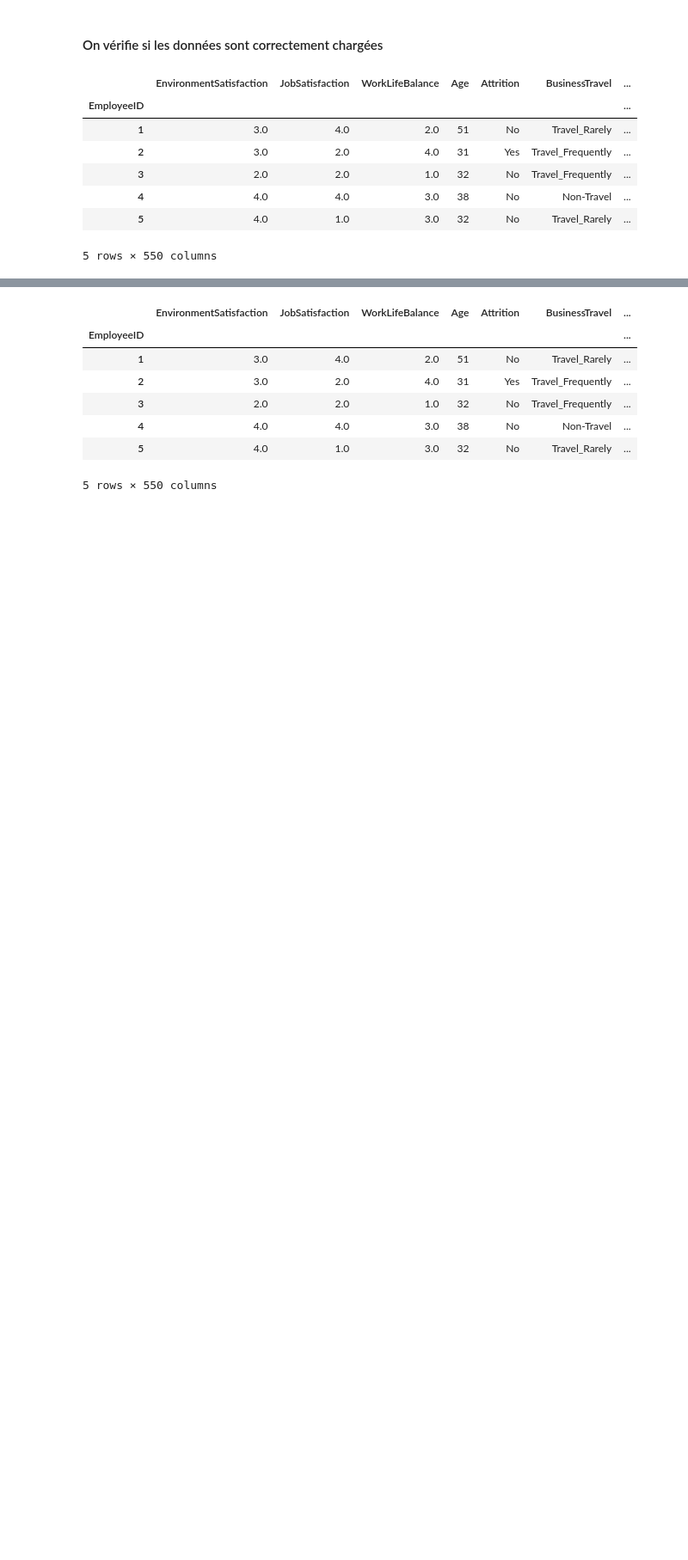
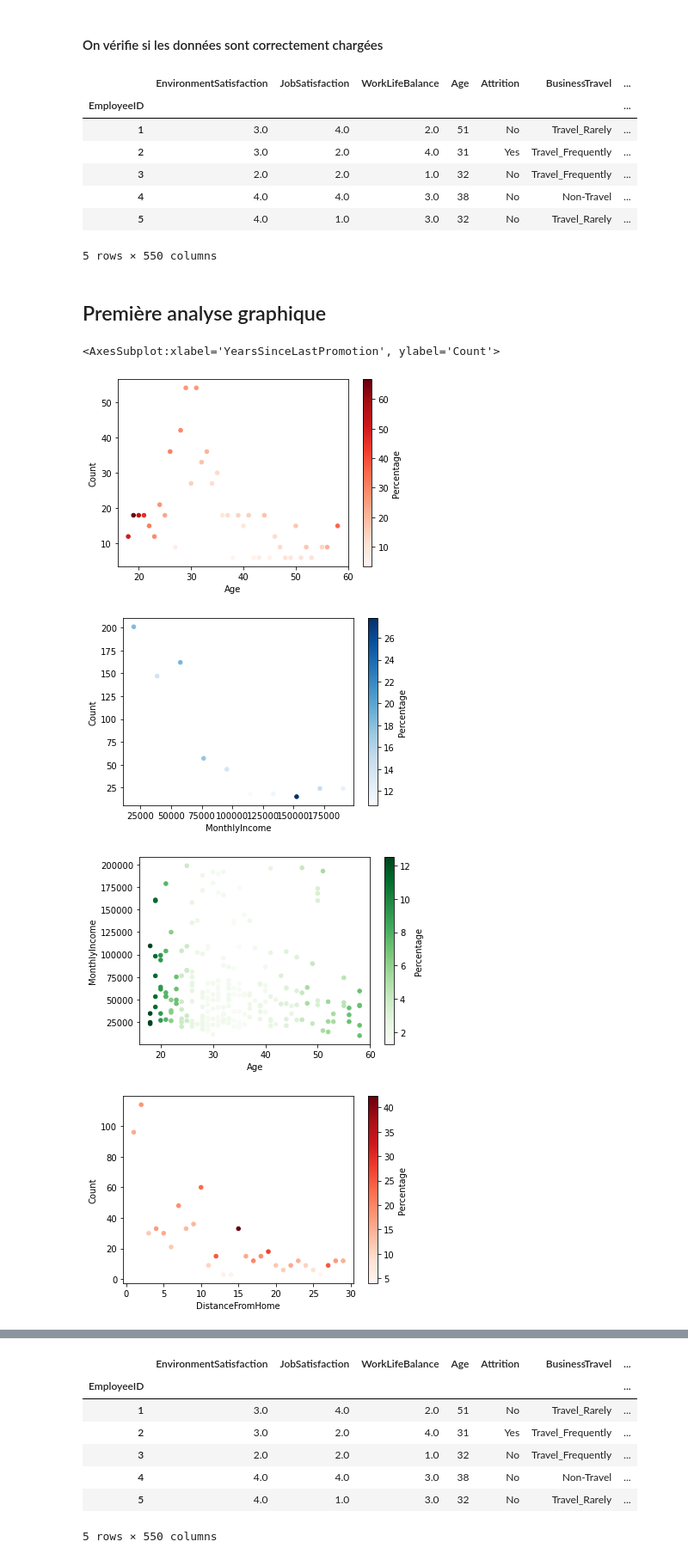
Before and after one commit to ArkaniosCesi/IA_project, a Jupyter notebook: Groupe2_IA.ipynb, the cells around one changed output, grey strips where cells are left out. Shown at 86% size. Saved outputs shown, nothing was run; the diff lists cells and outputs as text; code cells hidden in the pictures; blank space fills up the shorter version.

```diff
--- a/Groupe2_IA.ipynb
+++ b/Groupe2_IA.ipynb
@@ -91,3 +88,78 @@ general_df.head()
 | 4 | 4.0 | 4.0 | 3.0 | 38 | No | Non-Travel | ... |
 | 5 | 4.0 | 1.0 | 3.0 | 32 | No | Travel_Rarely | ... |
 5 rows × 550 columns
+# %% [markdown]
+## Première analyse graphique
+# %%
+# Récupère l'age et l'attrition qui lui est associé
+df_age = general_df[['Age', 'Attrition']]
+# On compte le nombre de Yes et de No par Ages
+df_age = df_age.groupby(['Age', 'Attrition']).size().reset_index(name='Count')
+# On fait le pourcentage d'Attrition en Yes par rapport au total
+df_age['Percentage'] = df_age.groupby('Age')['Count'].apply(lambda x: x / x.sum() * 100)
+# On ne garde que les Yes
+df_test = df_age[df_age['Attrition'] == 'Yes']
+# On affiche le nuage de points des ages et des pourcentages d'attrition avec une echelle de couleur, en x on a l'age et en y le count d'attrition
+df_test.plot.scatter(x='Age', y='Count', c='Percentage', colormap='Reds', sharex=False)
+
+# Recupère le montant de la rémunération et l'attrition qui lui est associé
+df_income = general_df[['MonthlyIncome', 'Attrition']]
+
+# Classe les salaires en 10 tranches entre le minimum et le maximum de MonthlyIncome
+df_income['MonthlyIncome'] = pd.cut(df_income['MonthlyIncome'], 10)
+# Compte le nombre de départ dans chaque tranche de salaire
+df_income = df_income.groupby(['MonthlyIncome', 'Attrition']).size().reset_index(name='Count')
+# On ne garde que les Yes
+df_income['MonthlyIncome'] = df_income['MonthlyIncome'].apply(lambda x: x.mid)
+# On fait le pourcentage d'Attrition en Yes par rapport au total
+df_income['Percentage'] = df_income.groupby('MonthlyIncome')['Count'].apply(lambda x: x / x.sum() * 100)
+# Transforme les tranches de salaire en nombres
+df_income = df_income[df_income['Attrition'] == 'Yes']
+# On affiche le nuage de points des salaires et des pourcentages d'attrition avec une echelle de couleur, en x on a le salaire et en y le count d'attrition
+df_income.plot.scatter(x="MonthlyIncome", y='Count', c='Percentage', colormap='Blues', sharex=False)
+
+# Compare l'age de ceux qui ont quitté l'entreprise et leur salaire
+df_age_income = general_df[['Age', 'MonthlyIncome', 'Attrition']]
+# On calcul le pourcentage d'attrition par rapport au total
+df_age_income = df_age_income.groupby(['Age', 'MonthlyIncome', 'Attrition']).size().reset_index(name='Count')
+df_age_income['Percentage'] = df_age_income.groupby('Age')['Count'].apply(lambda x: x / x.sum() * 100)
+# On ne garde que les Yes
+df_age_income = df_age_income[df_age_income['Attrition'] == 'Yes']
+# On affiche le nuage de points des ages et des salaires avec une echelle de couleur, en x on a l'age et en y le salaire
+df_age_income.plot.scatter(x='Age', y='MonthlyIncome', c='Percentage', colormap='Greens', sharex=False)
+
+df_distance_from_home = general_df[['DistanceFromHome', 'Attrition']]
+df_distance_from_home = df_distance_from_home.groupby(['DistanceFromHome', 'Attrition']).size().reset_index(name='Count')
+df_distance_from_home['Percentage'] = df_distance_from_home.groupby('DistanceFromHome')['Count'].apply(lambda x: x / x.sum() * 100)
+df_distance_from_home = df_distance_from_home[df_distance_from_home['Attrition'] == 'Yes']
+df_distance_from_home.plot.scatter(x='DistanceFromHome', y='Count', c='Percentage', colormap='Reds', sharex=False)
+
+df_perc_salary_hike = general_df[['PercentSalaryHike', 'Attrition']]
+df_perc_salary_hike = df_perc_salary_hike.groupby(['PercentSalaryHike', 'Attrition']).size().reset_index(name='Count')
+df_perc_salary_hike['Percentage'] = df_perc_salary_hike.groupby('PercentSalaryHike')['Count'].apply(lambda x: x / x.sum() * 100)
+df_perc_salary_hike = df_perc_salary_hike[df_perc_salary_hike['Attrition'] == 'Yes']
+df_perc_salary_hike.plot.scatter(x='PercentSalaryHike', y='Count', c='Percentage', colormap='Blues', sharex=False)
+
+df_formation = general_df[['TrainingTimesLastYear', 'Attrition']]
+df_formation = df_formation.groupby(['TrainingTimesLastYear', 'Attrition']).size().reset_index(name='Count')
+df_formation['Percentage'] = df_formation.groupby('TrainingTimesLastYear')['Count'].apply(lambda x: x / x.sum() * 100)
+df_formation = df_formation[df_formation['Attrition'] == 'Yes']
+df_formation.plot.scatter(x='TrainingTimesLastYear', y='Count', c='Percentage', colormap='Greens', sharex=False)
+
+df_years_at_company = general_df[['YearsAtCompany', 'Attrition']]
+df_years_at_company = df_years_at_company.groupby(['YearsAtCompany', 'Attrition']).size().reset_index(name='Count')
+df_years_at_company['Percentage'] = df_years_at_company.groupby('YearsAtCompany')['Count'].apply(lambda x: x / x.sum() * 100)
+df_years_at_company = df_years_at_company[df_years_at_company['Attrition'] == 'Yes']
+df_years_at_company.plot.scatter(x='YearsAtCompany', y='Count', c='Percentage', colormap='Reds', sharex=False)
+
+df_years_since_last_promotion = general_df[['YearsSinceLastPromotion', 'Attrition']]
+df_years_since_last_promotion = df_years_since_last_promotion.groupby(['YearsSinceLastPromotion', 'Attrition']).size().reset_index(name='Count')
+df_years_since_last_promotion['Percentage'] = df_years_since_last_promotion.groupby('YearsSinceLastPromotion')['Count'].apply(lambda x: x / x.sum() * 100)
+df_years_since_last_promotion = df_years_since_last_promotion[df_years_since_last_promotion['Attrition'] == 'Yes']
+df_years_since_last_promotion.plot.scatter(x='YearsSinceLastPromotion', y='Count', c='Percentage', colormap='Blues', sharex=False)
+# %% [output]
+<AxesSubplot:xlabel='YearsSinceLastPromotion', ylabel='Count'>
+[figure, added]
+[figure, added]
+[figure, added]
+[figure, added]
```
Also changed, not shown: parts of 51 cells of this notebook.
